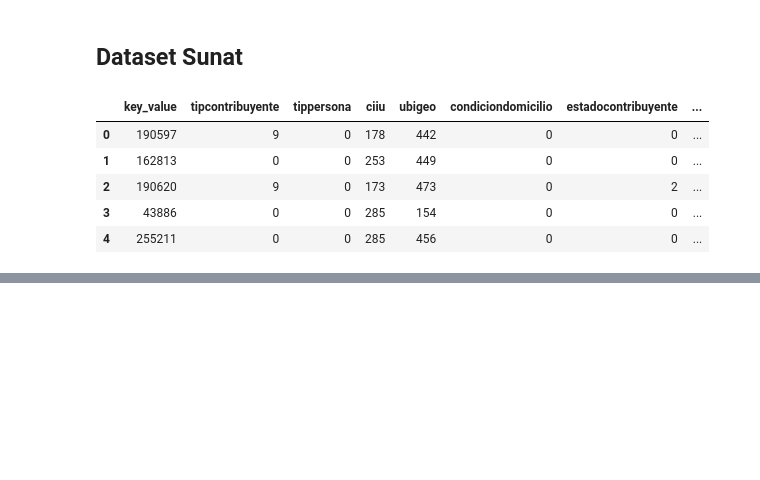
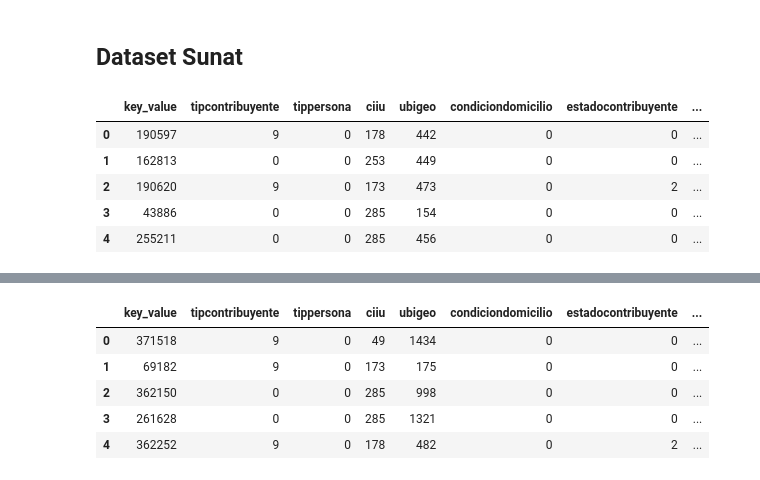
Before and after one commit to mlaricobar/solution-datathon-interbank-2020, a Jupyter notebook: [02] EDA - Datasets.ipynb, the cells around one changed output, grey strips where cells are left out. Saved outputs shown, nothing was run; the diff lists cells and outputs as text; code cells hidden in the pictures; blank space fills up the shorter version.

```diff
--- a/[02] EDA - Datasets.ipynb
+++ b/[02] EDA - Datasets.ipynb
@@ -596,0 +633,9 @@ df_sunat_train.head()
+# %%
+df_sunat_test.head()
+# %% [output]
+|  | key_value | tipcontribuyente | tippersona | ciiu | ubigeo | condiciondomicilio | estadocontribuyente | ... |
+| 0 | 371518 | 9 | 0 | 49 | 1434 | 0 | 0 | ... |
+| 1 | 69182 | 9 | 0 | 173 | 175 | 0 | 0 | ... |
+| 2 | 362150 | 0 | 0 | 285 | 998 | 0 | 0 | ... |
+| 3 | 261628 | 0 | 0 | 285 | 1321 | 0 | 0 | ... |
+| 4 | 362252 | 9 | 0 | 178 | 482 | 0 | 2 | ... |
```
Also changed, not shown: parts of 12 cells of this notebook.
